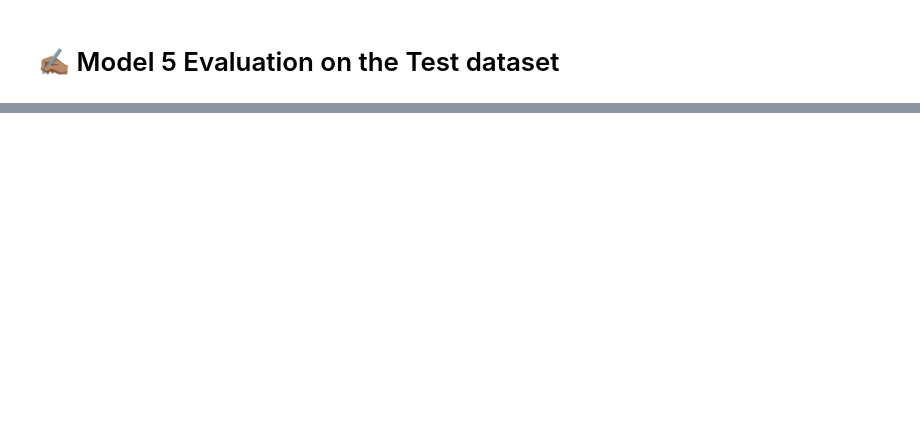
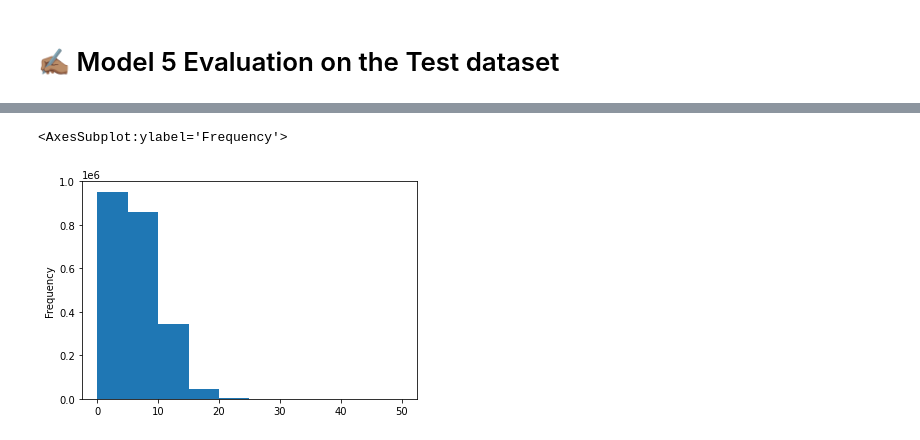
Before and after one commit to g-tejas/SkimLit, a Jupyter notebook: skimlit.ipynb, the cells around one changed output, grey strips where cells are left out. Cells and saved outputs as stored; diff of their text form; code cells hidden in the pictures; blank space fills up the shorter version.

```diff
--- a/skimlit.ipynb
+++ b/skimlit.ipynb
@@ -1698,0 +1891,2 @@ test_pred_classes
+# %%
+data_dir_200k = "data/pubmed-rct/PubMed_200k_RCT_numbers_replaced_with_at_sign/"
@@ -1698,0 +1910,10 @@ test_pred_classes
+# %%
+%%time
+
+# Get the data and preprocess it
+train_samples_200k = preprocess_text(data_dir_200k + 'train.txt')
+val_samples_200k = preprocess_text(data_dir_200k + 'dev.txt') # dev is another name for validation
+test_samples_200k = preprocess_text(data_dir_200k + 'test.txt')
+print("No. of training samples: {} \nNo. of validation samples: {} \nNo. of testing samples: {}"
+        .format(len(train_samples_200k), len(val_samples_200k), len(test_samples_200k))
+)
@@ -1698,0 +1926,10 @@ test_pred_classes
+# %%
+import pandas as pd
+
+# Turn dictionaries into pandas DataFrame to better visualize it
+train_df_200k = pd.DataFrame(train_samples_200k)
+val_df_200k = pd.DataFrame(val_samples_200k)
+test_df_200k = pd.DataFrame(test_samples_200k)
+
+# Show first 13 lines of data
+train_df.head(11)
@@ -1698,0 +1993,5 @@ test_pred_classes
+# %%
+train_df_200k.line_number.plot.hist()
+# %% [output]
+<AxesSubplot:ylabel='Frequency'>
+[figure, added]
```
Also changed, not shown: parts of 94 cells of this notebook, 1 other file.
